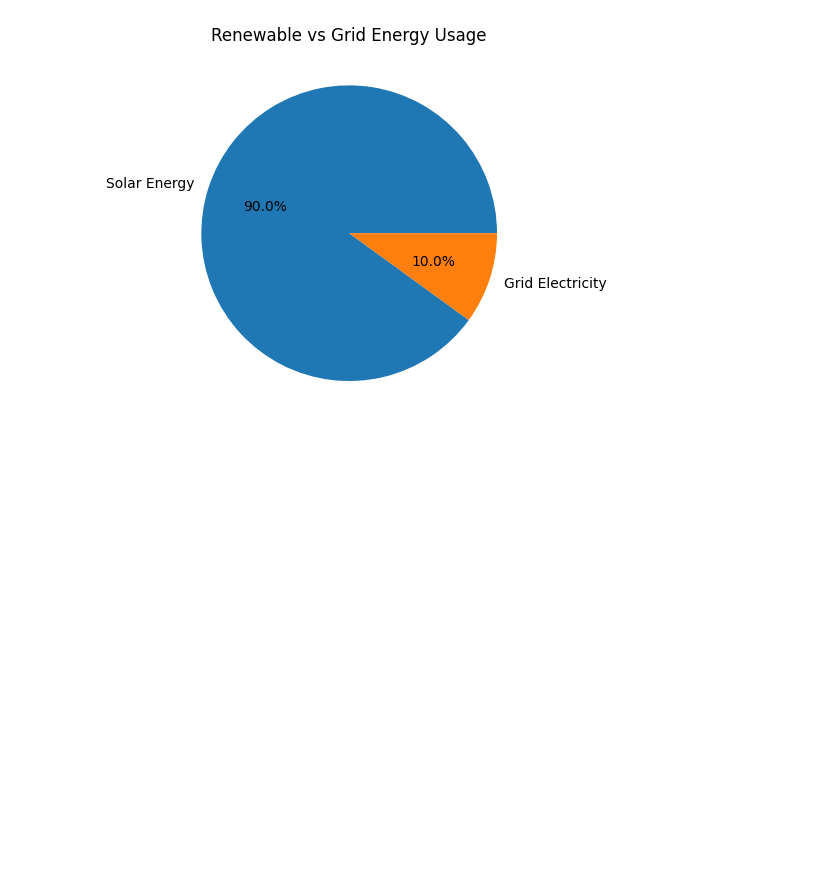
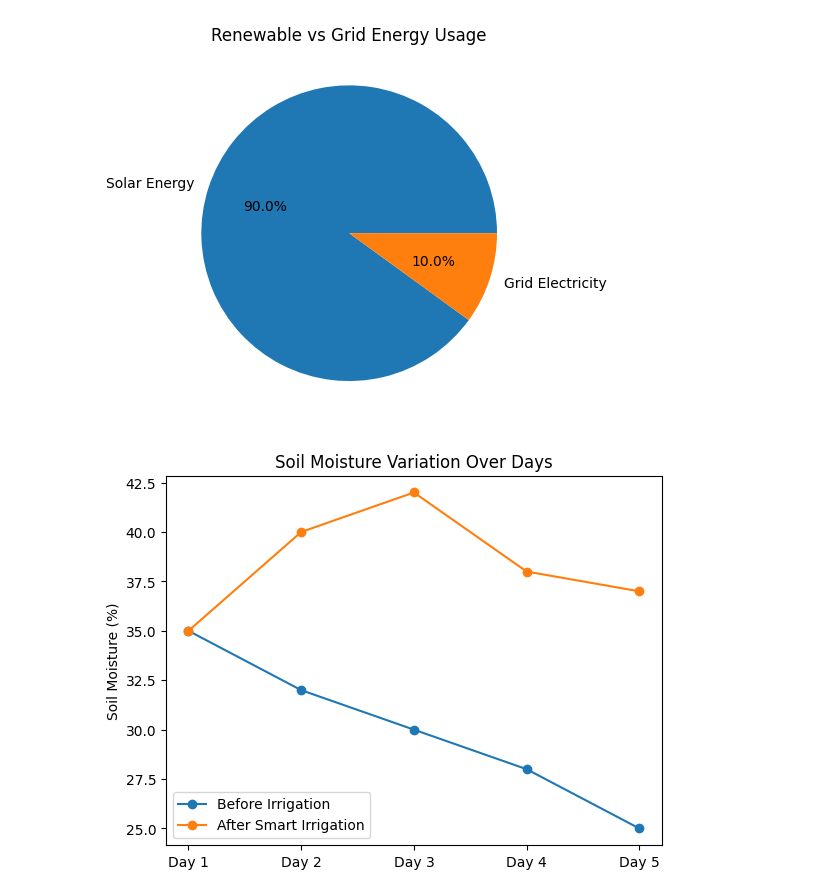
Before and after one commit to mahfuzaakter/fordatascience, a Jupyter notebook: for_capstone_report_.ipynb, the cells around one changed output. Drawn from its saved outputs; the diff is of its cells as text; code cells hidden in the pictures; blank space fills up the shorter version.

```diff
--- a/for_capstone_report_.ipynb
+++ b/for_capstone_report_.ipynb
@@ -92,3 +92,24 @@ plt.title('Renewable vs Grid Energy Usage')
 plt.show()
 # %% [output]
 [figure]
+# %%
+# 1. Time-Series: Daily Soil Moisture Change Before/After Irrigation
+
+# 👉 দেখাবে irrigation automation কিভাবে soil moisture stable রাখে
+
+# ✅ Code:
+import matplotlib.pyplot as plt
+
+days = ['Day 1','Day 2','Day 3','Day 4','Day 5']
+before = [35, 32, 30, 28, 25]   # before irrigation
+after  = [35, 40, 42, 38, 37]   # after automated irrigation
+
+plt.plot(days, before, marker='o', label='Before Irrigation')
+plt.plot(days, after, marker='o', label='After Smart Irrigation')
+
+plt.ylabel('Soil Moisture (%)')
+plt.title('Soil Moisture Variation Over Days')
+plt.legend()
+plt.show()
+# %% [output]
+[figure, added]
```
Also changed, not shown: parts of 5 cells of this notebook.
